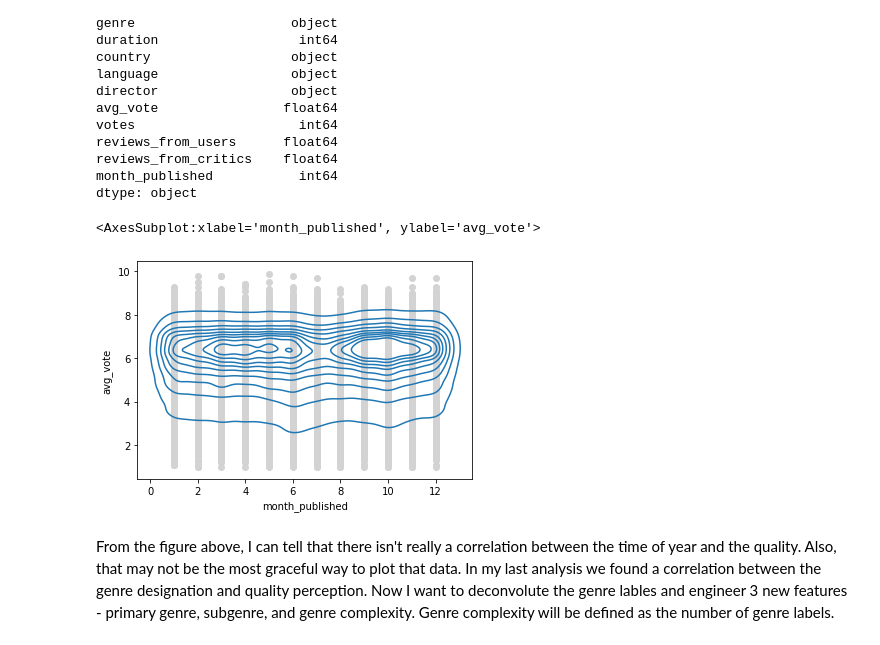
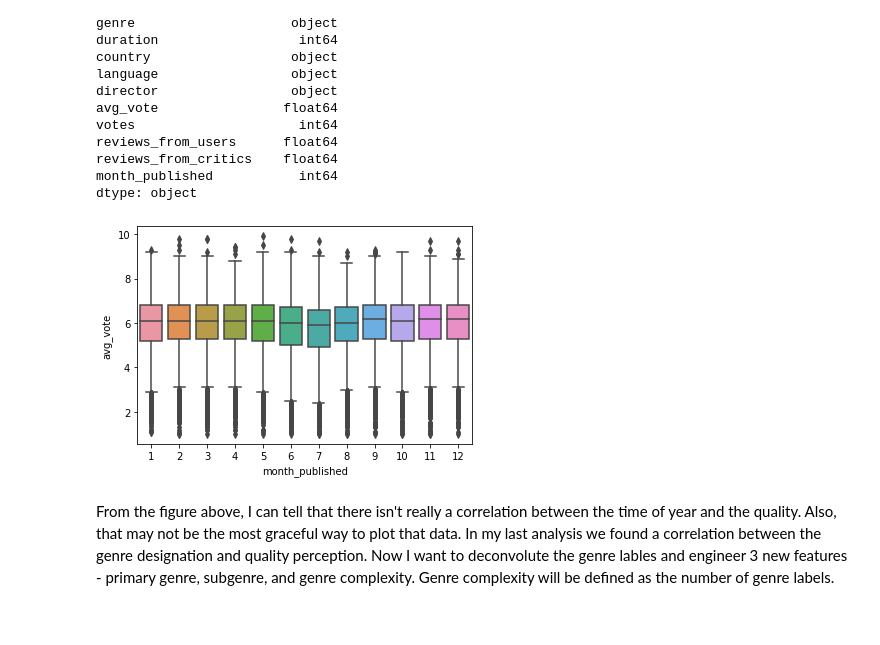
Before and after one commit to gspahlin/Movie_metric_predictor, a Jupyter notebook: Movie_predictor.ipynb, the cells around one changed output. Saved outputs shown, nothing was run; the diff lists cells and outputs as text; code cells hidden in the pictures.

```diff
--- a/Movie_predictor.ipynb
+++ b/Movie_predictor.ipynb
@@ -94,11 +94,12 @@ dtype: object
 # %%
 #is there any relationship between avg_vote and month_published?
 
-plt.scatter(movs_df['month_published'], movs_df['avg_vote'], facecolors = 'lightgrey')
-sns.kdeplot(movs_df['month_published'], movs_df['avg_vote'])
+
+sns.boxplot(x = movs_df['month_published'], y= movs_df['avg_vote'], data = movs_df)
+
+plt.show()
 # %% [output]
-<AxesSubplot:xlabel='month_published', ylabel='avg_vote'>
-[figure, old version]
+[figure, new version]
 # %% [markdown]
 From the figure above, I can tell that there isn't really a correlation between the time of year and the quality. Also, that may not be the most graceful way to plot that data. In my last analysis we found a correlation between the genre designation and quality perception. Now I want to deconvolute the genre lables and engineer 3 new features - primary genre, subgenre, and genre complexity. Genre complexity will be defined as the number of genre labels.
 # %%
```
Also changed, not shown: parts of 18 cells of this notebook.
